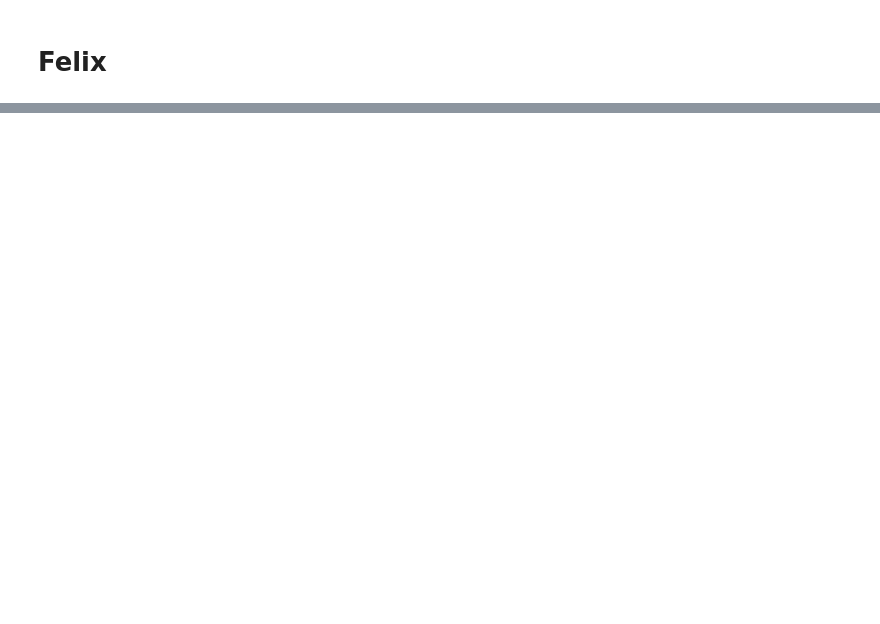
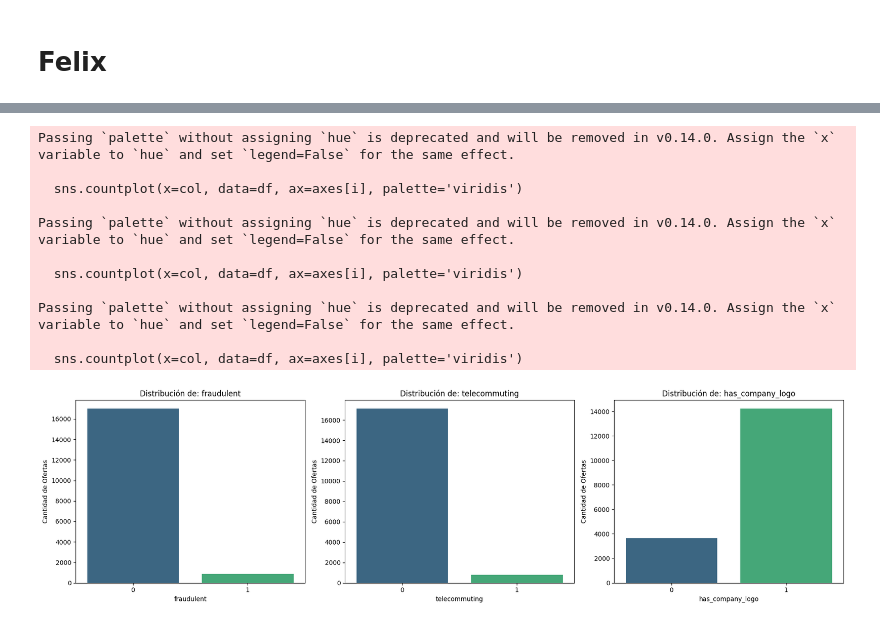
Before and after one commit to Bootcamp-DA-P2/proyecto8-problemaclasificacion-grupo5, a Jupyter notebook: 3.ipynb, the cells around one changed output, grey strips where cells are left out. Cells and saved outputs as stored; diff of their text form; code cells hidden in the pictures; blank space fills up the shorter version.

```diff
--- a/3.ipynb
+++ b/3.ipynb
@@ -98,0 +262,30 @@ print(f"💾 Guardado en: {output_path}")
+# %%
+# 1. Definimos las variables binarias reales e interesantes de tu CSV
+variables_binarias = ['fraudulent', 'telecommuting', 'has_company_logo']
+
+# 2. Creamos la estructura de los 3 gráficos (1 fila, 3 columnas)
+fig, axes = plt.subplots(1, 3, figsize=(18, 5))
+
+# 3. Ejecutamos el bucle sin que falle por el NameError
+for i, col in enumerate(variables_binarias):
+    sns.countplot(x=col, data=df, ax=axes[i], palette='viridis')
+    axes[i].set_title(f'Distribución de: {col}', fontsize=12)
+    axes[i].set_xlabel(col)
+    axes[i].set_ylabel('Cantidad de Ofertas')
+
+# Ajuste automático para que no se pisen los textos
+plt.tight_layout()
+plt.show()
+# %% [output]
+Passing `palette` without assigning `hue` is deprecated and will be removed in v0.14.0. Assign the `x` variable to `hue` and set `legend=False` for the same effect.
+
+  sns.countplot(x=col, data=df, ax=axes[i], palette='viridis')
+
+Passing `palette` without assigning `hue` is deprecated and will be removed in v0.14.0. Assign the `x` variable to `hue` and set `legend=False` for the same effect.
+
+  sns.countplot(x=col, data=df, ax=axes[i], palette='viridis')
+
+Passing `palette` without assigning `hue` is deprecated and will be removed in v0.14.0. Assign the `x` variable to `hue` and set `legend=False` for the same effect.
+
+  sns.countplot(x=col, data=df, ax=axes[i], palette='viridis')
+[figure, added]
```
Also changed, not shown: parts of 26 cells of this notebook.
